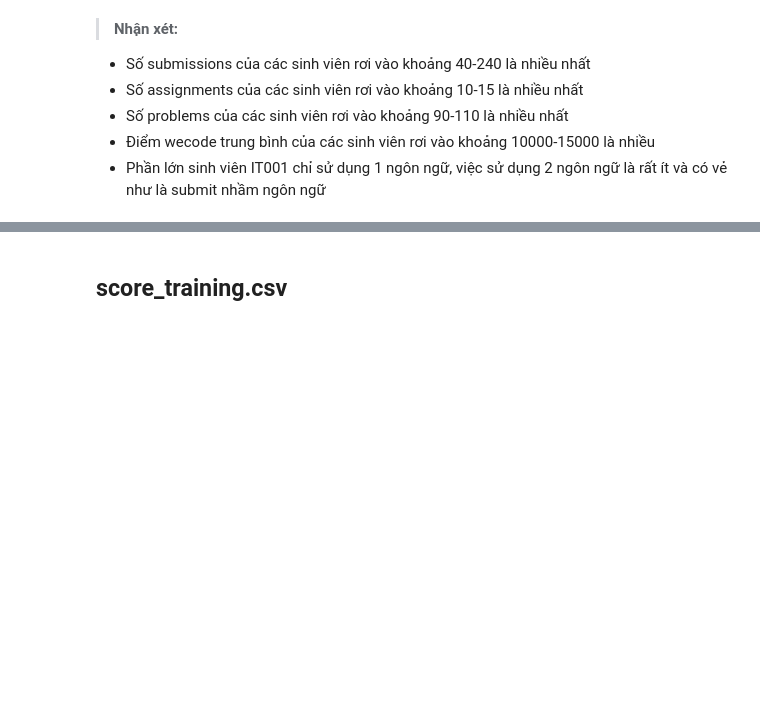
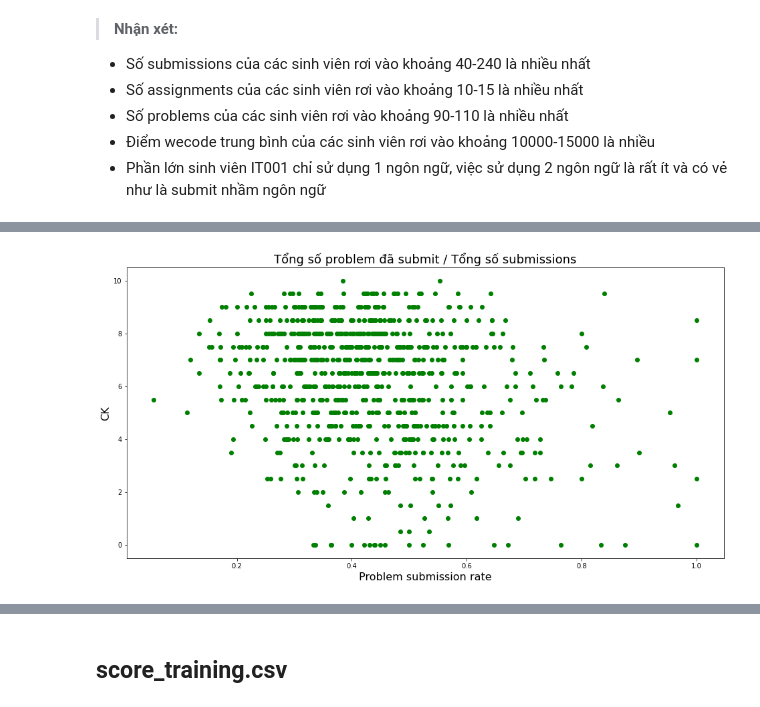
Before and after one commit to UIT-19521183/CS114.L21-MachineLearning, a Jupyter notebook: Colab assignments/3) Predicting students' final exam scores from wecode data/predict_final_score1.ipynb, the cells around one changed output, grey strips where cells are left out. Saved outputs shown, nothing was run; the diff lists cells and outputs as text; code cells hidden in the pictures; blank space fills up the shorter version.

```diff
--- a/Colab assignments/3) Predicting students' final exam scores from wecode data/predict_final_score1.ipynb
+++ b/Colab assignments/3) Predicting students' final exam scores from wecode data/predict_final_score1.ipynb
@@ -244,0 +374,17 @@ Input.loc[(Input['is_final'] == 1) & (Input['pre_score'] == 10000), ['user_id',
+# %%
+# Tổng số problem đã submit
+Drop_duplicate = Input[['user_id', 'assignment_id', 'problem_id']].drop_duplicates()
+total_problem_apply = Drop_duplicate[['user_id', 'problem_id']]\
+                            .groupby('user_id', as_index = False)\
+                            .count()
+# Tổng số submissions
+total_problem_submissions = Input[['user_id', 'id']]\
+                            .groupby('user_id', as_index = False)\
+                            .count()
+# merge 2 data lại
+factor_score = total_problem_apply.merge(total_problem_submissions, on = 'user_id')
+# Thêm columns Score bằng Tổng số problem đã sumbit / Tổng số submissions
+factor_score['Problem submission rate'] = factor_score['problem_id']/factor_score['id']
+# Xoá 2 cột nảy merge dư
+factor_score.drop(columns=['problem_id', 'id'], inplace=True)
+factor_score
@@ -244,0 +405,4 @@ Input.loc[(Input['is_final'] == 1) & (Input['pre_score'] == 10000), ['user_id',
+# %%
+# merge 2 data score vaf Output để có thêm điểm cuối kì
+merge_result = merge_dataframe(Output, factor_score)
+merge_result
@@ -244,0 +423,5 @@ Input.loc[(Input['is_final'] == 1) & (Input['pre_score'] == 10000), ['user_id',
+# %%
+# Vẽ biểu đồ
+scatter_plot(merge_result['Problem submission rate'], merge_result['CK'], 'Tổng số problem đã submit / Tổng số submissions')
+# %% [output]
+[figure, added]
```
Also changed, not shown: parts of 66 cells of this notebook.
